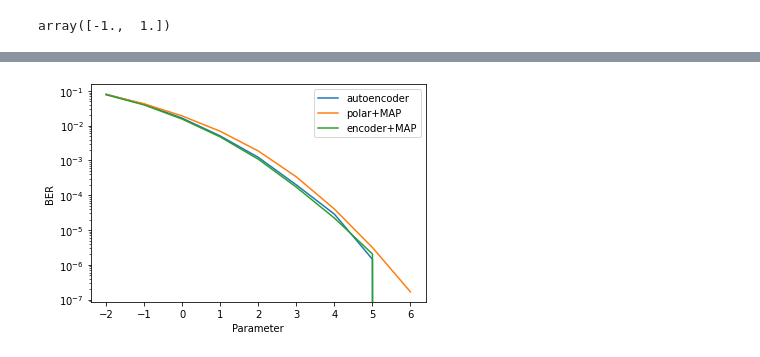
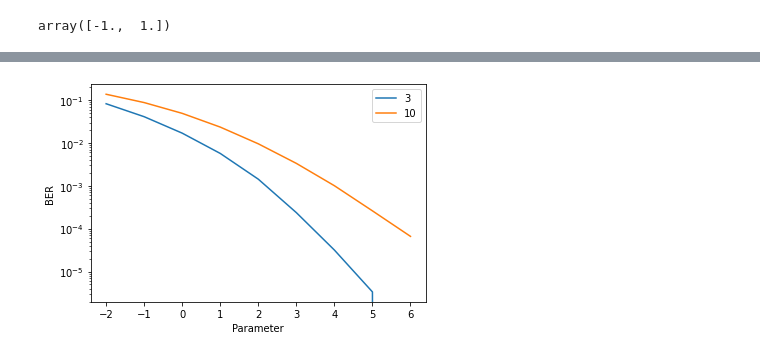
Before and after one commit to remzawi/deep_fec, a Jupyter notebook: AWGNOHAutoencoder_Plots.ipynb, the cells around one changed output, grey strips where cells are left out. Cells and saved outputs as stored; diff of their text form; code cells hidden in the pictures.

```diff
--- a/AWGNOHAutoencoder_Plots.ipynb
+++ b/AWGNOHAutoencoder_Plots.ipynb
@@ -47,14 +63,14 @@ array([-1.,  1.])
 from tensorflow.keras.models import load_model
 
 encoder1,decoder1=load_model('AWGNOHEncoder_3_test.h5',custom_objects={'AWGN':AWGN}),load_model('AWGNOHDecoder_3_test.h5',custom_objects={'AWGN':AWGN},compile=False)
+encoder2,decoder2=load_model('AWGNOHEncoder_10.h5',custom_objects={'AWGN':AWGN}),load_model('AWGNOHDecoder_10.h5',custom_objects={'AWGN':AWGN},compile=False)
 
-
-encoder_list,decoder_list=[encoder1],[decoder1]
-#encoder_list,decoder_list=[encoder1,encoder2],[decoder1,decoder2]
-multBER(encoder_list,decoder_list,'AWGN',[-2,-1,0,1,2,3,4,5,6],do_polar_MAP=True,enc_MAP_ind=[0],
+#encoder_list,decoder_list=[encoder1],[decoder1]
+encoder_list,decoder_list=[encoder1,encoder2],[decoder1,decoder2]
+multBER(encoder_list,decoder_list,'AWGN',[-2,-1,0,1,2,3,4,5,6],do_polar_MAP=False,enc_MAP_ind=[],
         save_params=False,params_name=['AWGNparams.npy'],
         save_ber=False,ber_name=['AWGNber_05.npy','AWGNber_1.npy','AWGNber_2.npy','AWGNber_polarmap.npy','AWGNber_05_map.npy','AWGNber_1_map.npy','AWGNber_2_map.npy'],
-        plot_ber=True,points_per_value=2*[100000,200000,200000,400000,400000,1500000,2000000,2500000,3000000],plot_legend=['autoencoder','polar+MAP','encoder+MAP'],
-        save_fig=True,fig_name='AWGNAEvsPolar.pdf')
+        plot_ber=True,points_per_value=2*[100000,200000,200000,400000,400000,1500000,2000000,2500000,3000000],plot_legend=['3','10'],
+        save_fig=True,fig_name='test.pdf')
 # %% [output]
 WARNING:tensorflow:No training configuration found in the save file, so the model was *not* compiled. Compile it manually.
@@ -61 +78 @@ WARNING:tensorflow:No training configuration found in the save file, so the mode
-[figure, old version]
+[figure, new version]
```
Also changed, not shown: parts of 3 cells of this notebook, 3 other files.
